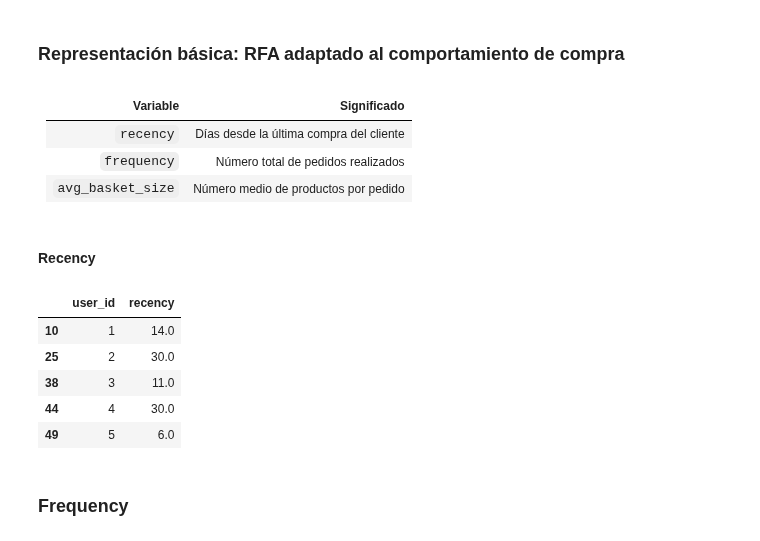
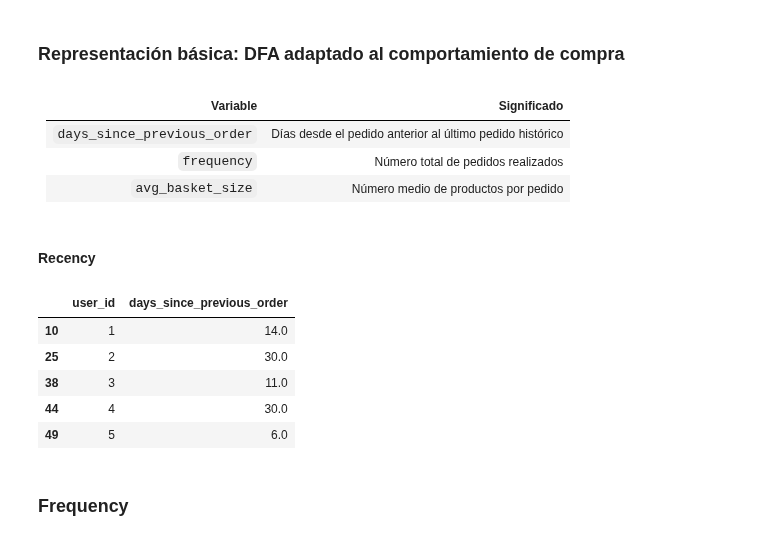
Before and after one commit to ireneguerra/tfm-segmentacion-clientes-big-data, a Jupyter notebook: code/02_data_preparation/01_dfa_instacart.ipynb, the cells around one changed output. Cells and saved outputs as stored; diff of their text form; code cells hidden in the pictures.

Commit message:
Rename Instacart DFA feature and refresh final analysis

```diff
--- a/code/02_data_preparation/01_rfa_instacart.ipynb
+++ b/code/02_data_preparation/01_dfa_instacart.ipynb
@@ -1,9 +1,9 @@
 # %% [markdown]
-### Representación básica: RFA adaptado al comportamiento de compra
+### Representación básica: DFA adaptado al comportamiento de compra
 # %% [markdown]
 | Variable          | Significado                             |
 | ----------------- | --------------------------------------- |
-| `recency`         | Días desde la última compra del cliente |
+| `days_since_previous_order` | Días desde el pedido anterior al último pedido histórico |
 | `frequency`       | Número total de pedidos realizados      |
 | `avg_basket_size` | Número medio de productos por pedido    |
 # %%
@@ -18,15 +18,15 @@ order_products_prior = pd.read_csv(DATA_DIR / "order_products__prior.csv")
 # %% [markdown]
 #### Recency
 # %%
-recency = (
+days_since_previous_order = (
     orders[orders["eval_set"].isin(["train", "test"])]
     [["user_id", "days_since_prior_order"]]
-    .rename(columns={"days_since_prior_order": "recency"})
+    .rename(columns={"days_since_prior_order": "days_since_previous_order"})
 )
 
-recency.head()
+days_since_previous_order.head()
 # %% [output]
-|  | user_id | recency |
+|  | user_id | days_since_previous_order |
 | 10 | 1 | 14.0 |
 | 25 | 2 | 30.0 |
 | 38 | 3 | 11.0 |
```
Also changed, not shown: parts of 3 cells of this notebook, 9 other files.
